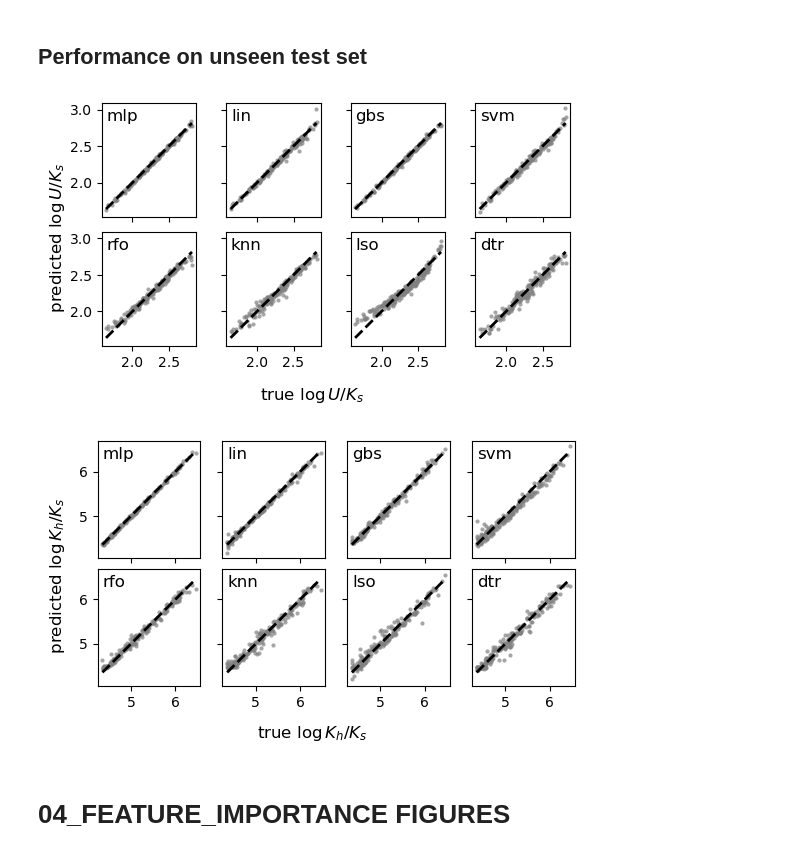
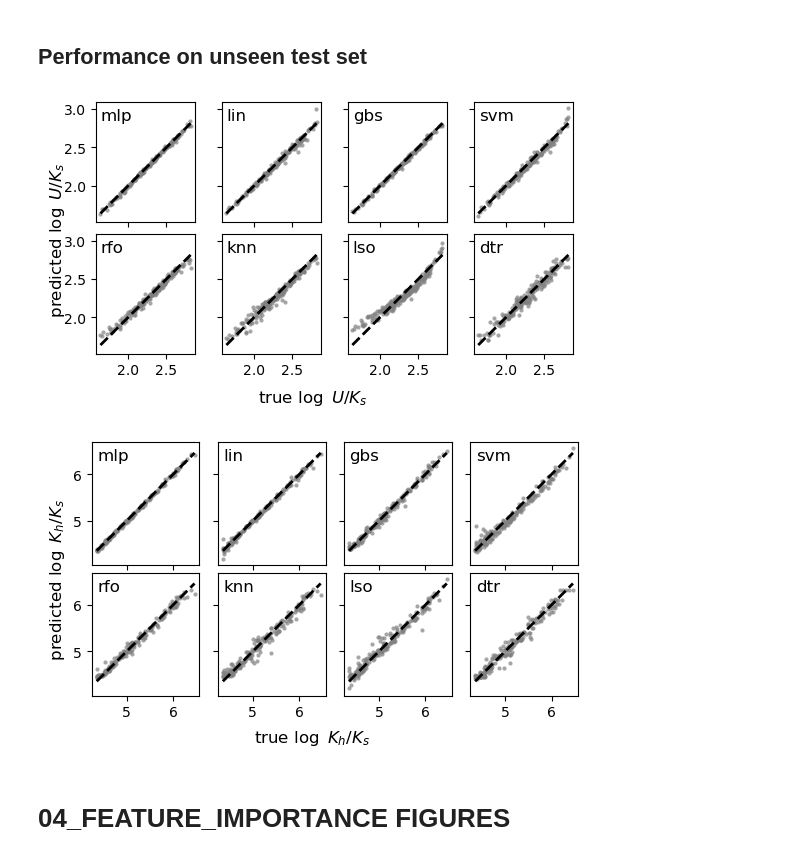
Before and after one commit to ricsatjr/landscape-evolution-ml, a Jupyter notebook: notebooks/figures-jgr-es.ipynb, the cells around one changed output. Drawn from its saved outputs; the diff is of its cells as text; code cells hidden in the pictures.

```diff
--- a/notebooks/figures-jgr-es.ipynb
+++ b/notebooks/figures-jgr-es.ipynb
@@ -126,44 +126,61 @@ fig_dpi=600
 
 
 plt.close("all")
 
 fig1,axes1=plt.subplots(nrows=2,ncols=4,figsize=(fig_width_cm/2.54,fig_height_cm/2.54),sharex=True,sharey=True)
 fig2,axes2=plt.subplots(nrows=2,ncols=4,figsize=(fig_width_cm/2.54,fig_height_cm/2.54),sharex=True,sharey=True)
+# fig3,axes3=plt.subplots(nrows=2,ncols=4,figsize=(fig_width_cm/2.54,fig_height_cm/2.54),sharex=True,sharey=True)
 
 axes1=axes1.flatten()
 axes2=axes2.flatten()
+# axes3=axes3.flatten()
 
 for m,model in enumerate(sorted_models[::-1]):
     rgr=results[model]['final_model']['regressor']
     ypred=rgr.predict(features_df.loc[test_idx,features])
     ytrue=features_df.loc[test_idx,labels]
     axes1[m].plot(np.log10(ytrue.loc[:,labels[0]]),ypred[:,0],marker='o',mfc='0.5',mew=0,lw=0,ms=ms,alpha=malpha)
     axes1[m].plot([np.min(np.log10(ytrue.loc[:,labels[0]])),np.max(np.log10(ytrue.loc[:,labels[0]]))],
                   [np.min(np.log10(ytrue.loc[:,labels[0]])),np.max(np.log10(ytrue.loc[:,labels[0]]))],
                   ls='--',c='k',lw=2)
     axes1[m].text(0.05,0.95,model,ha='left',va='top',fontsize=fs_annot,transform=axes1[m].transAxes)
 
     axes2[m].plot(np.log10(ytrue.loc[:,labels[1]]),ypred[:,1],marker='o',mfc='0.5',mew=0,lw=0,ms=ms,alpha=malpha)
     axes2[m].plot([np.min(np.log10(ytrue.loc[:,labels[1]])),np.max(np.log10(ytrue.loc[:,labels[1]]))],
                   [np.min(np.log10(ytrue.loc[:,labels[1]])),np.max(np.log10(ytrue.loc[:,labels[1]]))],
                   ls='--',c='k',lw=2)
     axes2[m].text(0.05,0.95,model,ha='left',va='top',fontsize=fs_annot,transform=axes2[m].transAxes)
 
+
+    # axes3[m].plot(np.log10(ytrue.loc[:,labels[2]]),ypred[:,2],marker='o',mfc='0.5',mew=0,lw=0,ms=ms,alpha=malpha)
+    # axes3[m].plot([np.min(np.log10(ytrue.loc[:,labels[2]])),np.max(np.log10(ytrue.loc[:,labels[2]]))],
+    #               [np.min(np.log10(ytrue.loc[:,labels[2]])),np.max(np.log10(ytrue.loc[:,labels[2]]))],
+    #               ls='--',c='k',lw=2)
+    # axes3[m].text(0.05,0.95,model,ha='left',va='top',fontsize=fs_annot,transform=axes3[m].transAxes)
+
     axes1[m].axis('scaled')
     axes2[m].axis('scaled')
-fig1.supxlabel(fr'true $\log U/K_s$')
-fig2.supxlabel(fr'true $\log K_h/K_s$')
-fig1.supylabel(fr'     predicted $\log U/K_s$')
-fig2.supylabel(fr'     predicted $\log K_h/K_s$')
-fig2.tight_layout(pad=0.7)
-fig1.tight_layout(pad=0.7)
+    # axes3[m].axis('scaled')
+fig1.supxlabel(fr'true $\log\ U/K_s$')
+fig2.supxlabel(fr'true $\log\ K_h/K_s$')
+# fig3.supxlabel(fr'true $\log\ K_s$')
+fig1.supylabel(fr'     predicted $\log\ U/K_s$')
+fig2.supylabel(fr'     predicted $\log\ K_h/K_s$')
+# fig3.supylabel(fr'     predicted $\log\ K_s$')
 
-fig1.savefig(f'{filename.split(",")[0]}-unseen-test-set-{labels[0]}.jpg',dpi=fig_dpi)
-fig1.savefig(f'{filename.split(",")[0]}-unseen-test-set-{labels[0]}.svg')
-fig2.savefig(f'{filename.split(",")[0]}-unseen-test-set-{labels[1]}.jpg',dpi=fig_dpi)
-fig2.savefig(f'{filename.split(",")[0]}-unseen-test-set-{labels[1]}.svg')
+fig2.tight_layout(pad=0.5)
+fig1.tight_layout(pad=0.5)
+# fig3.tight_layout(pad=0.5)
+
+filename="nested-cv-results-full-886a995.pkl"
+fig1.savefig(f'{filename.split(".")[0]}-unseen-test-set-{labels[0]}.jpg',dpi=fig_dpi)
+fig1.savefig(f'{filename.split(".")[0]}-unseen-test-set-{labels[0]}.svg')
+fig2.savefig(f'{filename.split(".")[0]}-unseen-test-set-{labels[1]}.jpg',dpi=fig_dpi)
+fig2.savefig(f'{filename.split(".")[0]}-unseen-test-set-{labels[1]}.svg')
+# fig3.savefig(f'{filename.split(".")[0]}-unseen-test-set-{labels[2]}.jpg',dpi=fig_dpi)
+# fig3.savefig(f'{filename.split(".")[0]}-unseen-test-set-{labels[2]}.svg')
 # %% [output]
-[figure, old version]
+[figure, new version]
-[figure, old version]
+[figure, new version]
 # %% [markdown]
 # 04_FEATURE_IMPORTANCE FIGURES
```
Also changed, not shown: parts of 1 cell of this notebook.
